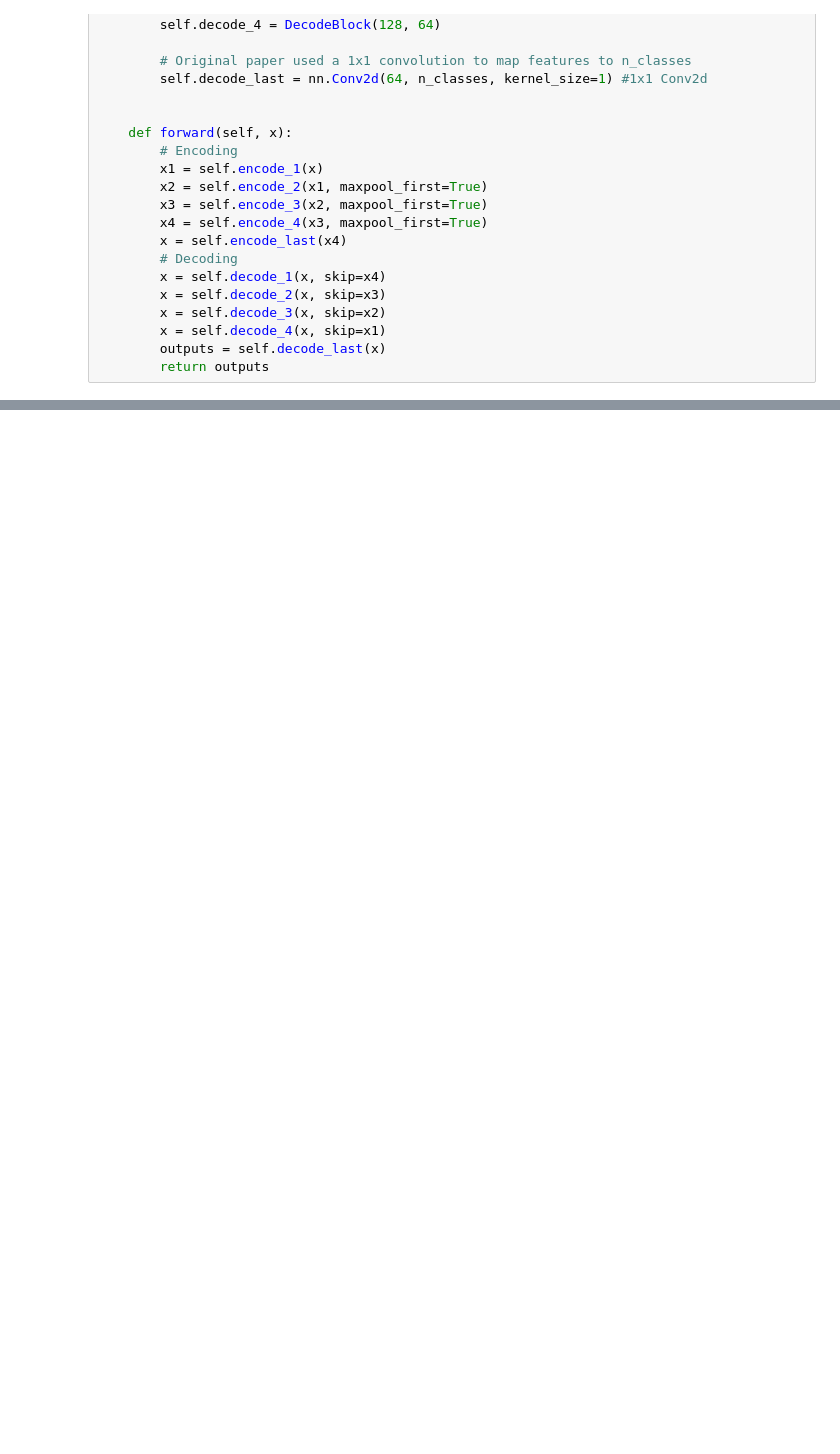
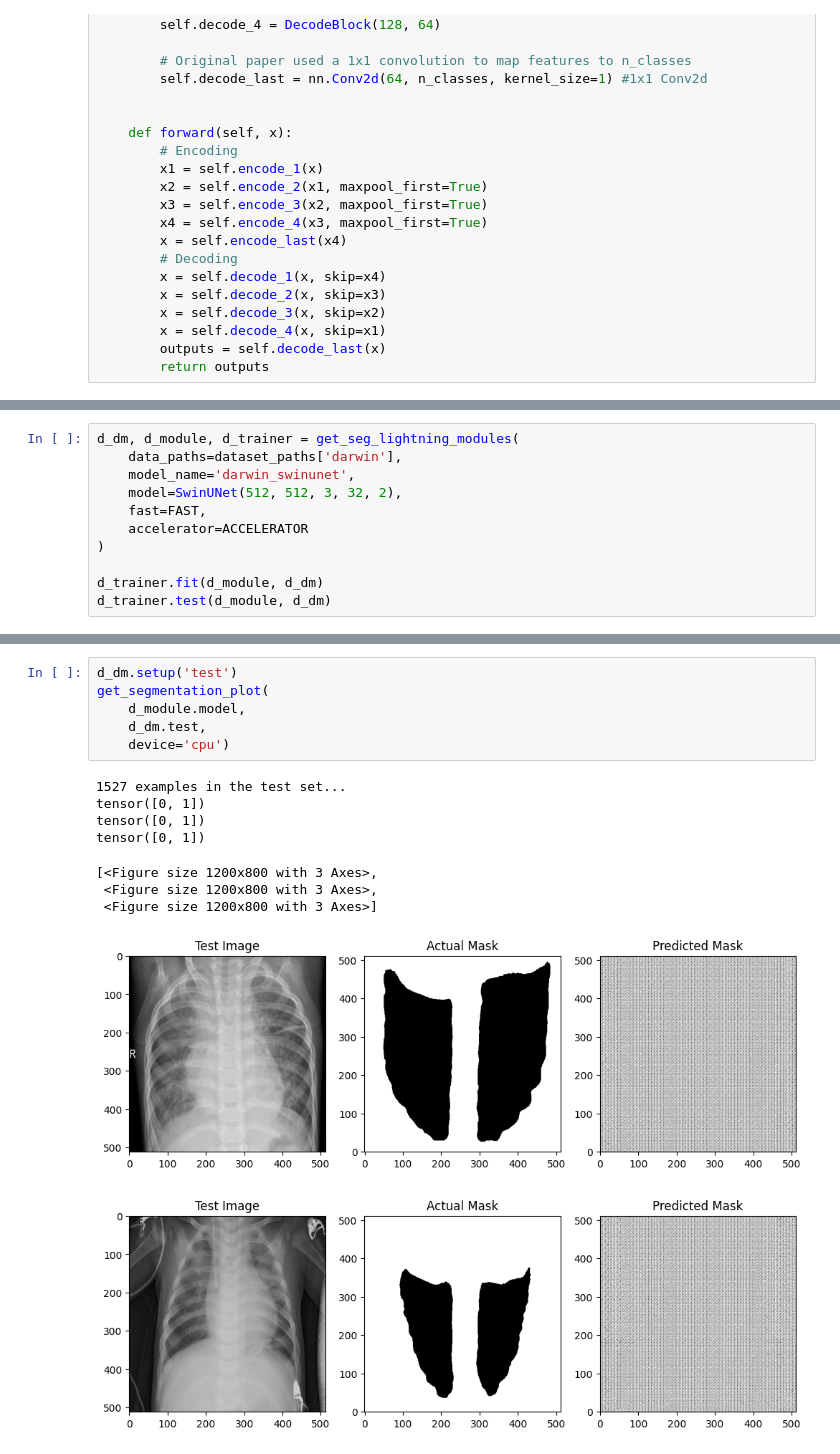
Before and after one commit to duongy18418/COMP-8610-Neural-Network, a Jupyter notebook: Project/unet.ipynb, the cells around one changed output, grey strips where cells are left out. Drawn from its saved outputs; the diff is of its cells as text; blank space fills up the shorter version.

```diff
--- a/Project/unet.ipynb
+++ b/Project/unet.ipynb
@@ -245,0 +213,11 @@ INFO: LOCAL_RANK: 0 - CUDA_VISIBLE_DEVICES: [0,1]
+# %%
+d_dm, d_module, d_trainer = get_seg_lightning_modules(
+    data_paths=dataset_paths['darwin'],
+    model_name='darwin_swinunet',
+    model=SwinUNet(512, 512, 3, 32, 2),
+    fast=FAST,
+    accelerator=ACCELERATOR
+)
+
+d_trainer.fit(d_module, d_dm)
+d_trainer.test(d_module, d_dm)
@@ -245,0 +260,16 @@ INFO: LOCAL_RANK: 0 - CUDA_VISIBLE_DEVICES: [0,1]
+# %%
+d_dm.setup('test')
+get_segmentation_plot(
+    d_module.model,
+    d_dm.test,
+    device='cpu')
+# %% [output]
+1527 examples in the test set...
+tensor([0, 1])
+tensor([0, 1])
+tensor([0, 1])
+[<Figure size 1200x800 with 3 Axes>,
+ <Figure size 1200x800 with 3 Axes>,
+ <Figure size 1200x800 with 3 Axes>]
+[figure, added]
+[figure, added]
```
Also changed, not shown: parts of 19 cells of this notebook, 7 other files.
